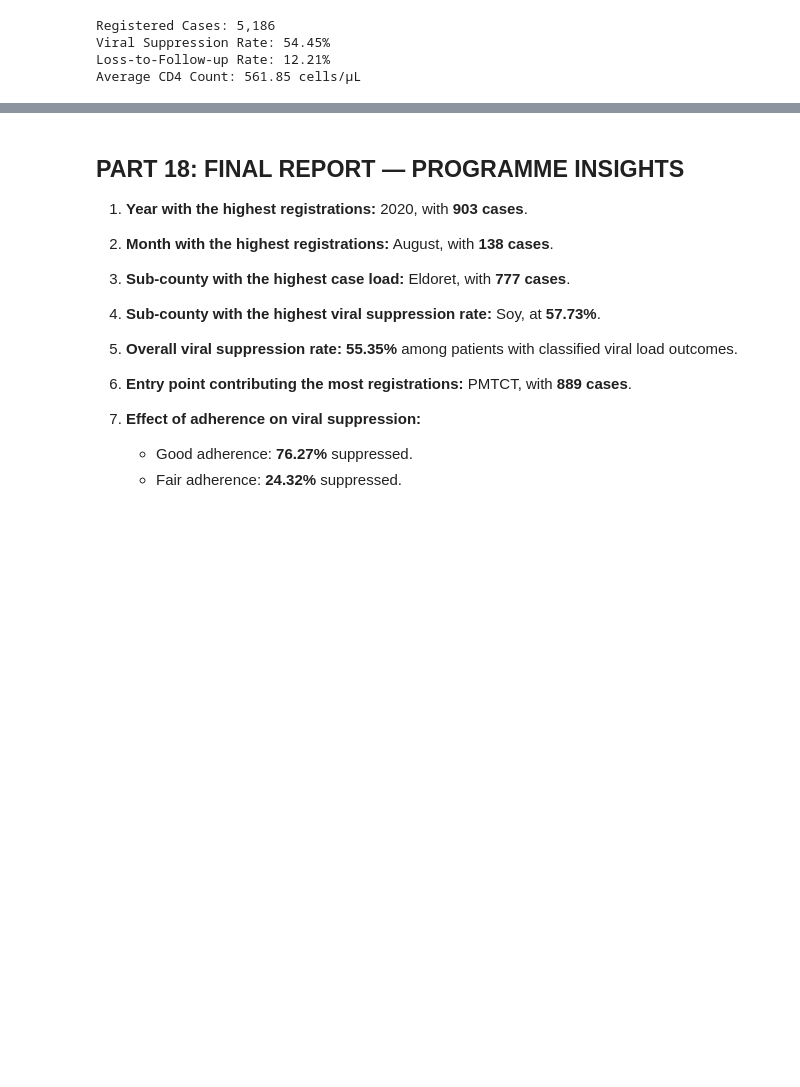
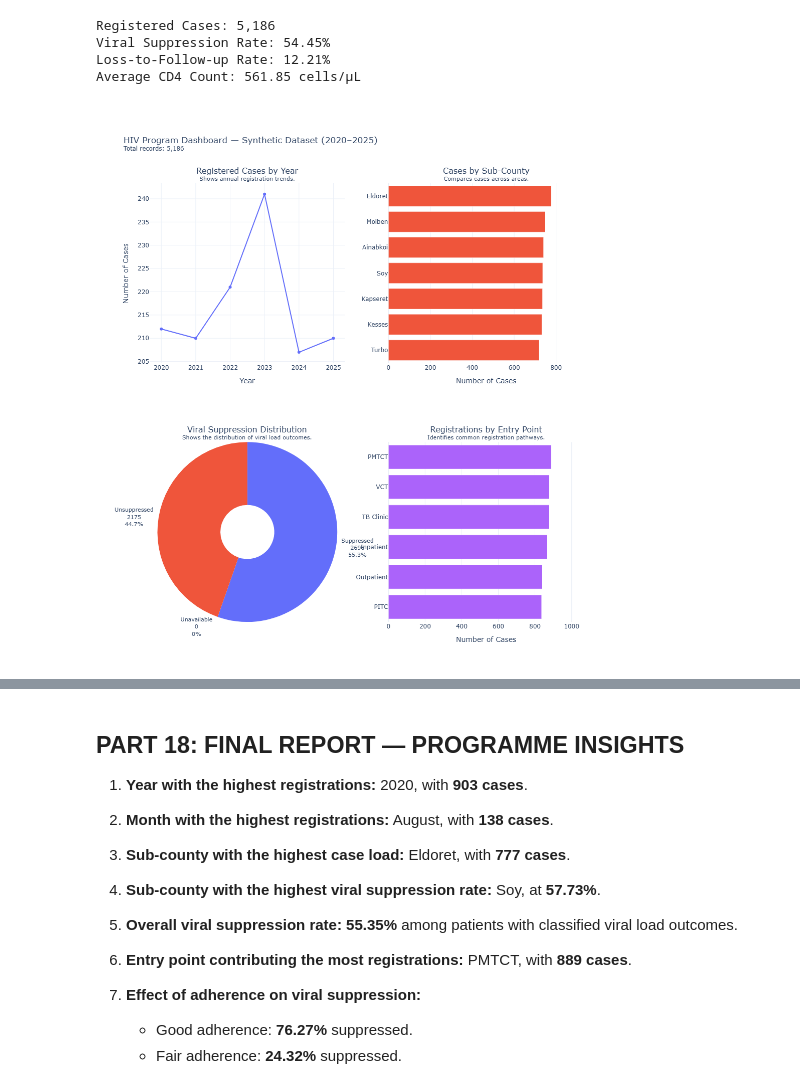
Before and after one commit to Marsha-18/hiv-program-data-analysis, a Jupyter notebook: HIV CAPSTONE PROJECT.ipynb, the cells around one changed output, grey strips where cells are left out. Saved outputs shown, nothing was run; the diff lists cells and outputs as text; code cells hidden in the pictures; blank space fills up the shorter version.

```diff
--- a/HIV CAPSTONE PROJECT.ipynb
+++ b/HIV CAPSTONE PROJECT.ipynb
@@ -4074,3 +4074,44 @@ Registered Cases: 5,186
 Viral Suppression Rate: 54.45%
 Loss-to-Follow-up Rate: 12.21%
 Average CD4 Count: 561.85 cells/µL
+# %%
+# Final dashboard layout — prevent bar charts from being cut off
+dashboard.update_layout(
+    height=1100,
+    width=1500,
+    title_text=(
+        'HIV Program Dashboard — Synthetic Dataset (2020–2025)'
+        f'<br><sup>Total records: {len(dashboard_df):,}</sup>'
+    ),
+    showlegend=False,
+    template='plotly_white',
+    margin=dict(t=160, b=80, l=100, r=120)
+)
+
+# Give the bar charts extra space at the ends of their bars
+dashboard.update_xaxes(
+    title_text='Year',
+    row=1, col=1
+)
+
+dashboard.update_yaxes(
+    title_text='Number of Cases',
+    row=1, col=1
+)
+
+dashboard.update_xaxes(
+    title_text='Number of Cases',
+    range=[0, subcounty_cases['Cases'].max() * 1.2],
+    row=1, col=2
+)
+
+dashboard.update_xaxes(
+    title_text='Number of Cases',
+    range=[0, entry_counts['Cases'].max() * 1.2],
+    row=2, col=2
+)
+
+# Display the complete dashboard
+dashboard.show(config={'responsive': True})
+# %% [output]
+[figure, added]
```
Also changed, not shown: parts of 1 cell of this notebook, 1 other file.
